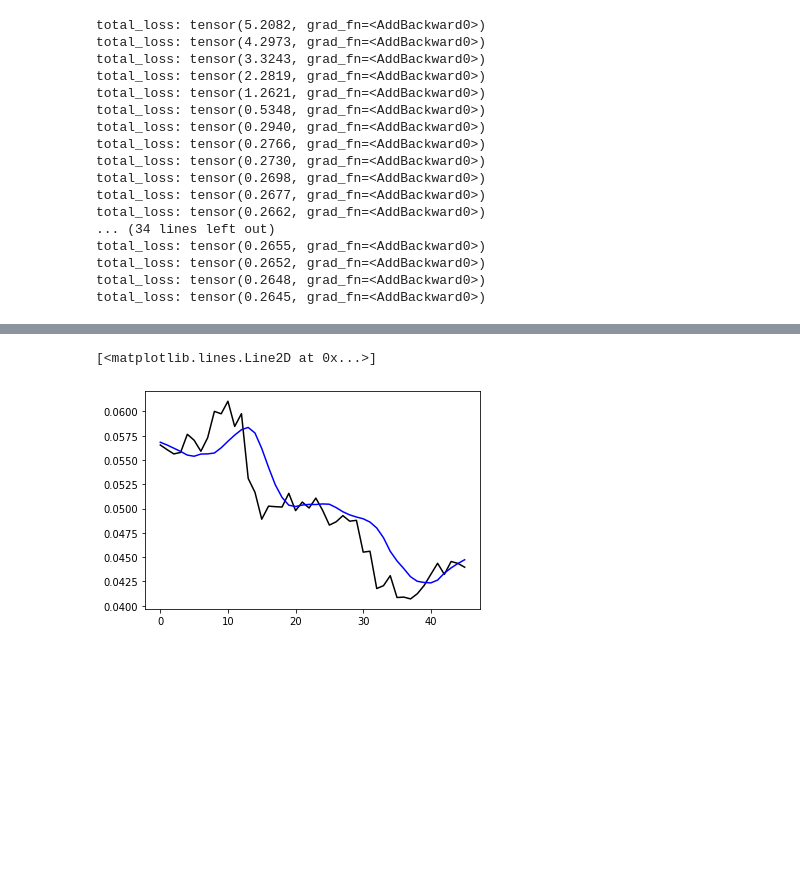
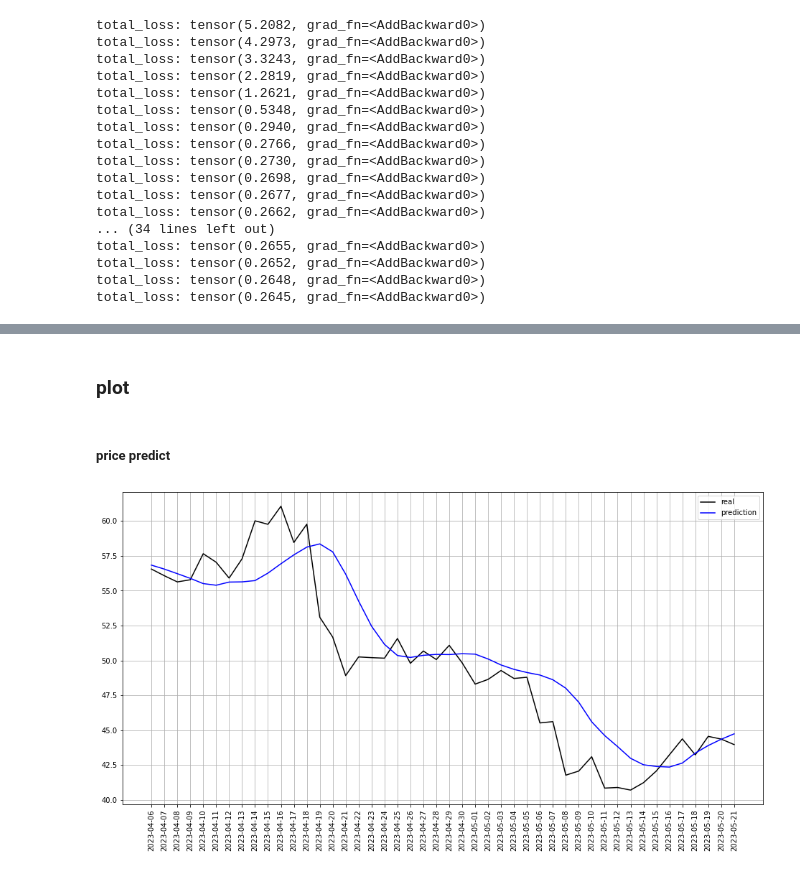
Before and after one commit to Louis0117/finance-project, a Jupyter notebook: single_LSTM/simple_LSTM.ipynb, the cells around one changed output, grey strips where cells are left out. Cells and saved outputs as stored; diff of their text form; code cells hidden in the pictures; blank space fills up the shorter version.

```diff
--- a/single_LSTM/simple_LSTM.ipynb
+++ b/single_LSTM/simple_LSTM.ipynb
@@ -153,10 +160,21 @@ for i,data in enumerate(dataset_single_test_dataloader):
     predict = model(features)
     model_predict.append(predict.detach().numpy().reshape(-1,)[0])
     real_price.append(label.detach().numpy().reshape(-1,)[0])
-
-
-plt.plot(real_price, c='black')
-plt.plot(model_predict, c='blue')
-# %% [output]
-[<matplotlib.lines.Line2D at 0x...>]
-[figure, removed]
+# %% [markdown]
+### plot
+# %% [markdown]
+##### price predict
+# %%
+date_index = [d['Date'] for d in test_y]
+# %%
+real_price = [ p*1000 for p in real_price]
+model_predict = [ p*1000 for p in model_predict]
+# %%
+plt.figure(figsize = (16,8))
+plt.plot(date_index, real_price, c='black', label = 'real')
+plt.plot(date_index, model_predict, c='blue', label = 'prediction')
+plt.legend()
+plt.xticks(rotation=90)
+plt.grid(True)
+# %% [output]
+[figure, added]
```
Also changed, not shown: parts of 6 cells of this notebook.
